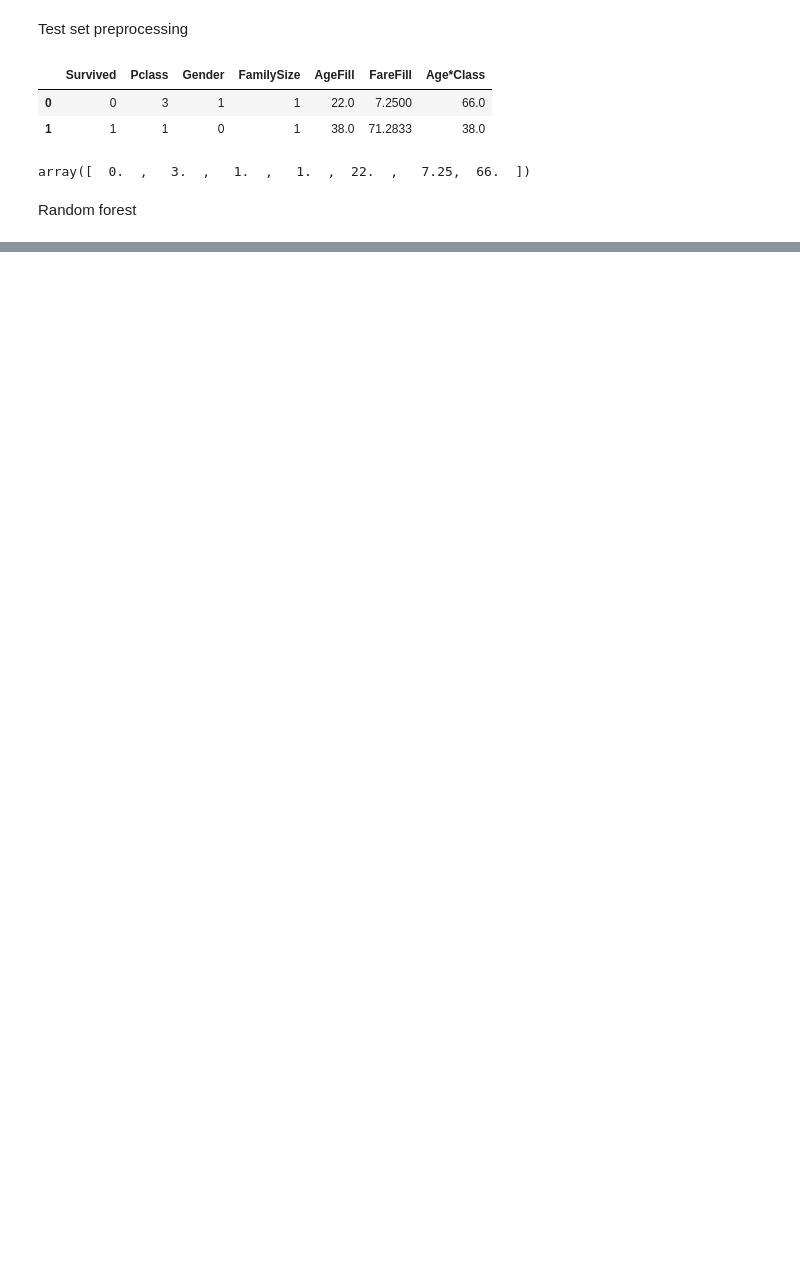
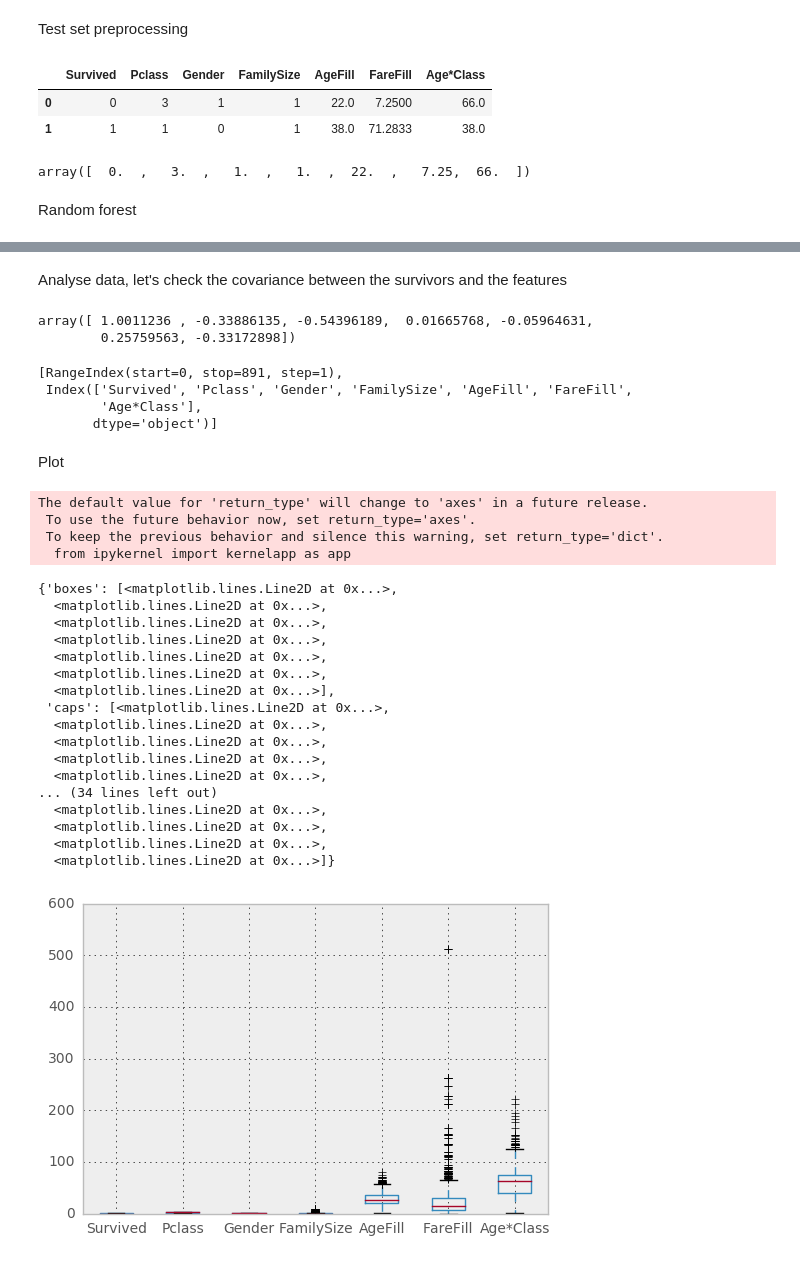
Before and after one commit to MehdiAB161/ML0, a Jupyter notebook: exploration.ipynb, the cells around one changed output, grey strips where cells are left out. Drawn from its saved outputs; the diff is of its cells as text; code cells hidden in the pictures; blank space fills up the shorter version.

```diff
--- a/exploration.ipynb
+++ b/exploration.ipynb
@@ -44,21 +37,17 @@ Filling the missing ages
 # %%
 import numpy as np
 
-median_ages = np.zeros((2,3))
-median_ages
+median_ages = np.zeros((2, 3))
 for i in range(0, 2):
     for j in range(0, 3):
-        median_ages[i,j] = df[(df['Gender'] == i) & \
-                              (df['Pclass'] == j+1)]['Age'].dropna().median()
-        df['AgeFill'] = df['Age']
-        df_test['AgeFill'] = df_test['Age']
+        median_ages[i,j] = df[(df['Gender'] == i) & (df['Pclass'] == j+1)]['Age'].dropna().median()
+df['AgeFill'] = df['Age']
+df_test['AgeFill'] = df_test['Age']
 
 for i in range(0, 2):
     for j in range(0, 3):
-        df.loc[ (df.Age.isnull()) & (df.Gender == i) & (df.Pclass == j+1),\
-                'AgeFill'] = median_ages[i, j]
-        df_test.loc[ (df_test.Age.isnull()) & (df_test.Gender == i) & (df_test.Pclass == j+1),\
-                'AgeFill'] = median_ages[i, j]
+        df.loc[ (df.Age.isnull()) & (df.Gender == i) & (df.Pclass == j+1),'AgeFill'] = median_ages[i, j]
+        df_test.loc[ (df_test.Age.isnull()) & (df_test.Gender == i) & (df_test.Pclass == j+1),'AgeFill'] = median_ages[i, j]
 # df[ df['Age'].isnull() ][['Gender','Pclass','Age','AgeFill']].head(10)
 # %%
 df = df.drop(['Age'], axis=1)
@@ -154,0 +187,44 @@ output = clf.predict(X_test)
+# %% [markdown]
+Analyse data, let's check the covariance between the survivors and the features
+# %%
+from sklearn import preprocessing
+train_data_scaled = preprocessing.scale(train_data)
+np.cov(np.transpose(train_data_scaled))[0, :]
+# %% [output]
+array([ 1.0011236 , -0.33886135, -0.54396189,  0.01665768, -0.05964631,
+        0.25759563, -0.33172898])
+# %%
+df.axes
+# %% [output]
+[RangeIndex(start=0, stop=891, step=1),
+ Index(['Survived', 'Pclass', 'Gender', 'FamilySize', 'AgeFill', 'FareFill',
+        'Age*Class'],
+       dtype='object')]
+# %% [markdown]
+Plot
+# %%
+import matplotlib.pyplot as plt
+df.boxplot()
+# %% [output]
+The default value for 'return_type' will change to 'axes' in a future release.
+ To use the future behavior now, set return_type='axes'.
+ To keep the previous behavior and silence this warning, set return_type='dict'.
+  from ipykernel import kernelapp as app
+{'boxes': [<matplotlib.lines.Line2D at 0x...>,
+  <matplotlib.lines.Line2D at 0x...>,
+  <matplotlib.lines.Line2D at 0x...>,
+  <matplotlib.lines.Line2D at 0x...>,
+  <matplotlib.lines.Line2D at 0x...>,
+  <matplotlib.lines.Line2D at 0x...>,
+  <matplotlib.lines.Line2D at 0x...>],
+ 'caps': [<matplotlib.lines.Line2D at 0x...>,
+  <matplotlib.lines.Line2D at 0x...>,
+  <matplotlib.lines.Line2D at 0x...>,
+  <matplotlib.lines.Line2D at 0x...>,
+  <matplotlib.lines.Line2D at 0x...>,
+... (34 lines left out)
+  <matplotlib.lines.Line2D at 0x...>,
+  <matplotlib.lines.Line2D at 0x...>,
+  <matplotlib.lines.Line2D at 0x...>,
+  <matplotlib.lines.Line2D at 0x...>]}
+[figure, added]
```
Also changed, not shown: parts of 14 cells of this notebook, 1 other file.
